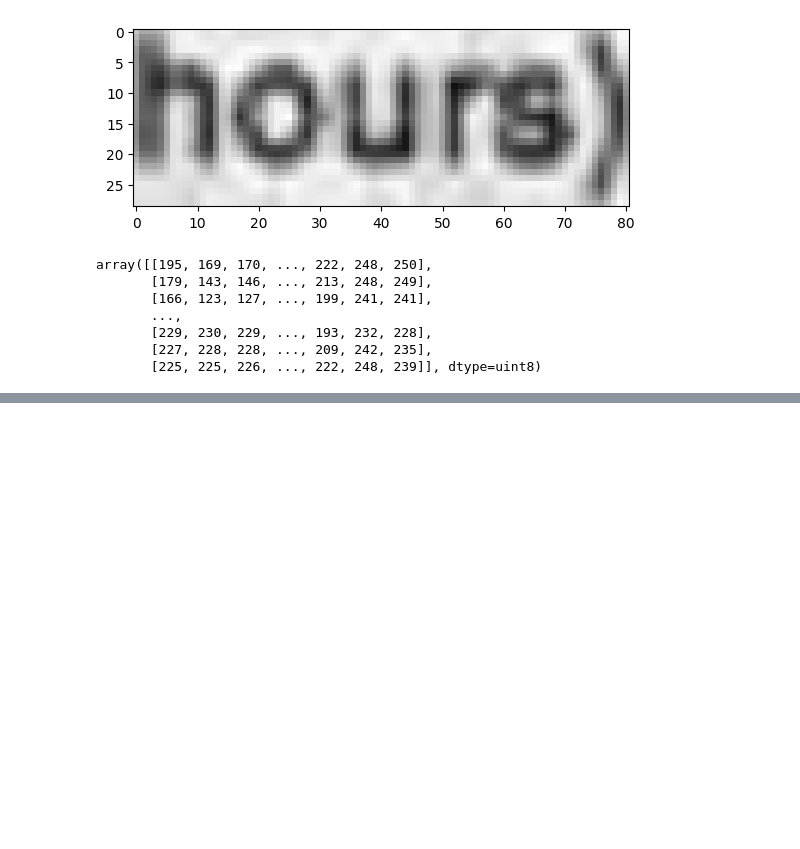
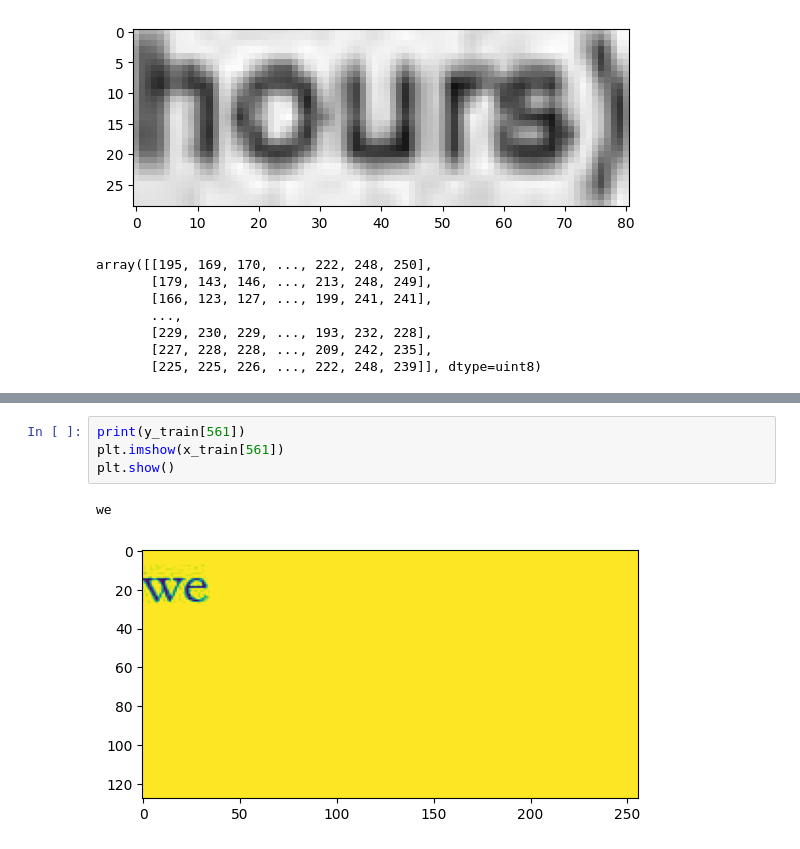
Before and after one commit to msommerfe/CAS_Applied_Data_Science, a Jupyter notebook: CAS_Final_Project/OCR_from_scratch.ipynb, the cells around one changed output, grey strips where cells are left out. Saved outputs shown, nothing was run; the diff lists cells and outputs as text; blank space fills up the shorter version.

```diff
--- a/CAS_Final_Project/OCR_from_scratch.ipynb
+++ b/CAS_Final_Project/OCR_from_scratch.ipynb
@@ -135,0 +163,7 @@ x_all = np.array(images)
+# %%
+print(y_train[561])
+plt.imshow(x_train[561])
+plt.show()
+# %% [output]
+we
+[figure, added]
```
Also changed, not shown: parts of 6 cells of this notebook.
